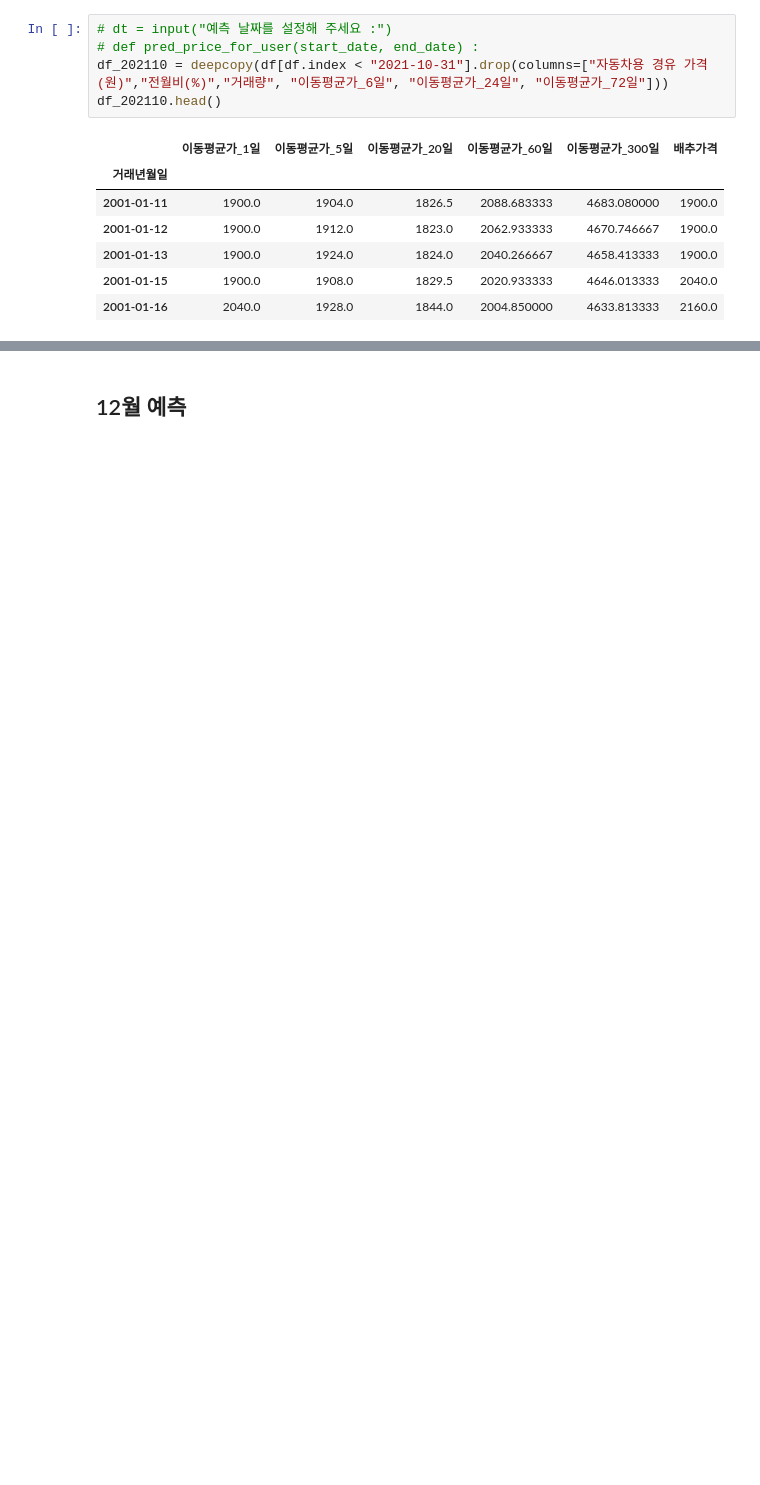
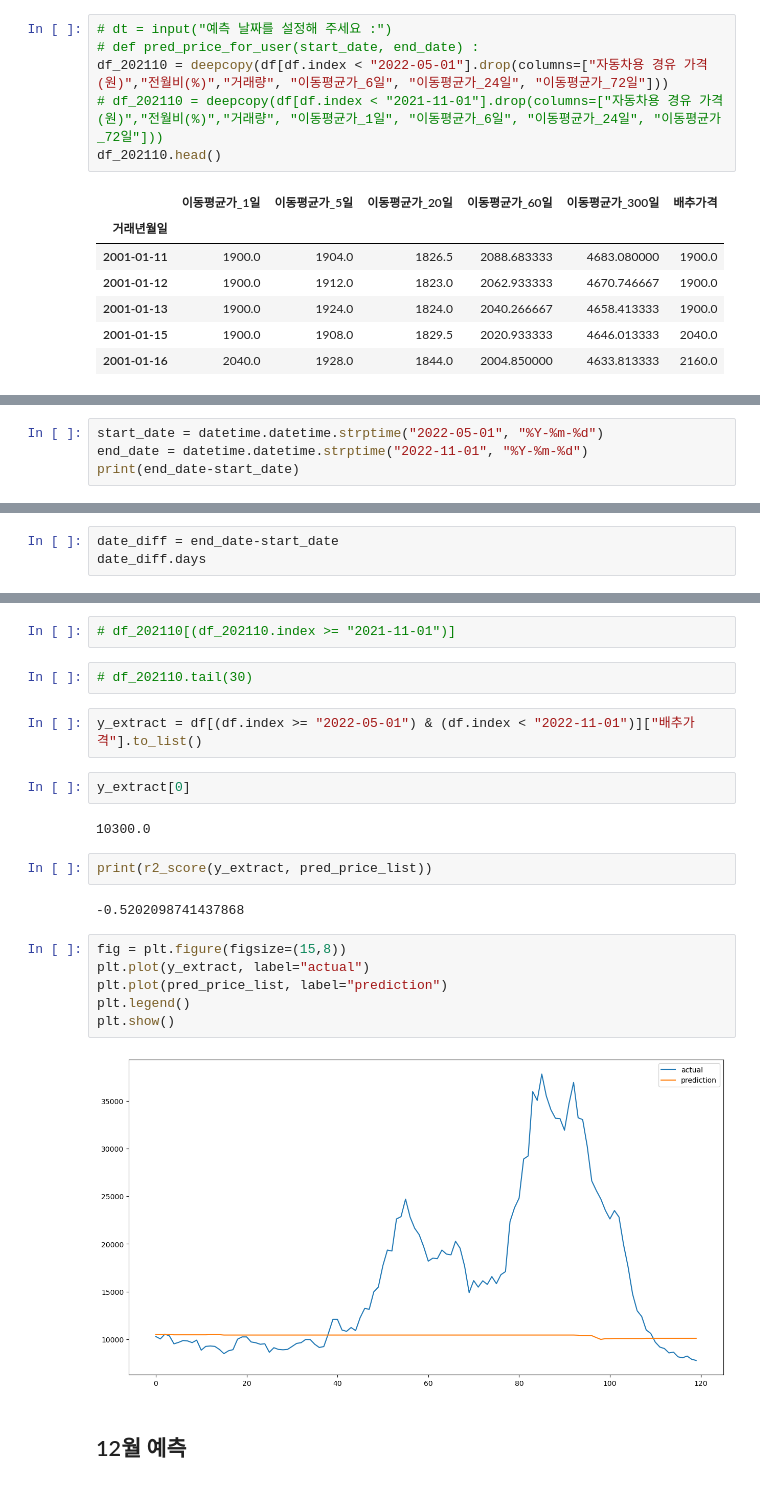
Before and after one commit to Kim-Hyunah/Final_Predict_Agricultural, a Jupyter notebook: model_pred_price_xgb_jinhyeok copy.ipynb, the cells around one changed output, grey strips where cells are left out. Cells and saved outputs as stored; diff of their text form; blank space fills up the shorter version.

```diff
--- a/model_pred_price_xgb_jinhyeok copy.ipynb
+++ b/model_pred_price_xgb_jinhyeok copy.ipynb
@@ -372,7 +373,8 @@ No artists with labels found to put in legend.  Note that artists whose label st
 # %%
 # dt = input("예측 날짜를 설정해 주세요 :")
 # def pred_price_for_user(start_date, end_date) :
-df_202110 = deepcopy(df[df.index < "2021-10-31"].drop(columns=["자동차용 경유 가격 (원)","전월비(%)","거래량", "이동평균가_6일", "이동평균가_24일", "이동평균가_72일"]))
+df_202110 = deepcopy(df[df.index < "2022-05-01"].drop(columns=["자동차용 경유 가격 (원)","전월비(%)","거래량", "이동평균가_6일", "이동평균가_24일", "이동평균가_72일"]))
+# df_202110 = deepcopy(df[df.index < "2021-11-01"].drop(columns=["자동차용 경유 가격 (원)","전월비(%)","거래량", "이동평균가_1일", "이동평균가_6일", "이동평균가_24일", "이동평균가_72일"]))
 df_202110.head()
 # %% [output]
 |  | 이동평균가_1일 | 이동평균가_5일 | 이동평균가_20일 | 이동평균가_60일 | 이동평균가_300일 | 배추가격 |
@@ -384,0 +389,4 @@ df_202110.head()
+# %%
+start_date = datetime.datetime.strptime("2022-05-01", "%Y-%m-%d")
+end_date = datetime.datetime.strptime("2022-11-01", "%Y-%m-%d")
+print(end_date-start_date)
@@ -384,0 +395,3 @@ df_202110.head()
+# %%
+date_diff = end_date-start_date
+date_diff.days
@@ -385,2 +442,24 @@ df_202110.head()
+# %%
+# df_202110[(df_202110.index >= "2021-11-01")]
+# %%
+# df_202110.tail(30)
+# %%
+y_extract = df[(df.index >= "2022-05-01") & (df.index < "2022-11-01")]["배추가격"].to_list()
+# %%
+y_extract[0]
+# %% [output]
+10300.0
+# %%
+print(r2_score(y_extract, pred_price_list))
+# %% [output]
+-0.5202098741437868
+# %%
+fig = plt.figure(figsize=(15,8))
+plt.plot(y_extract, label="actual")
+plt.plot(pred_price_list, label="prediction")
+plt.legend()
+plt.show()
+# %% [output]
+[figure, added]
 # %% [markdown]
 ## 12월 예측
```
Also changed, not shown: parts of 15 cells of this notebook.
